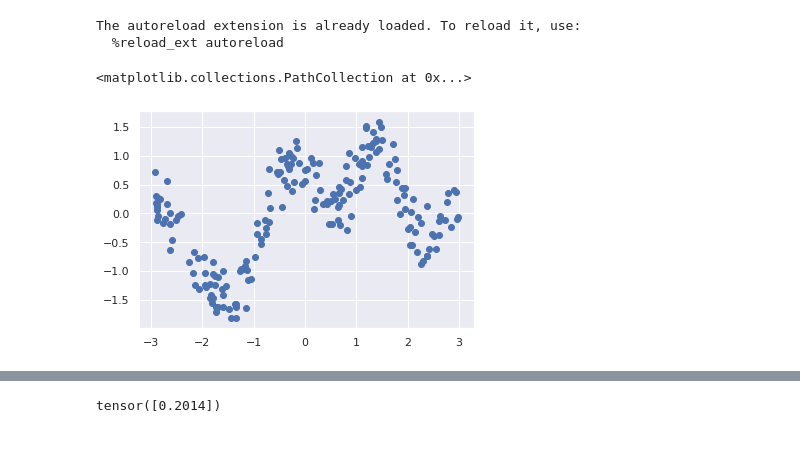
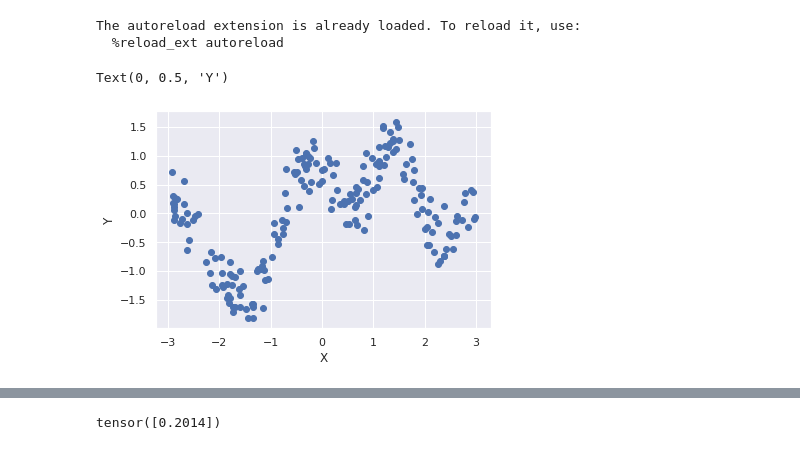
Before and after one commit to sadok95jee/NTK, a Jupyter notebook: NTK performance.ipynb, the cells around one changed output, grey strips where cells are left out. Saved outputs shown, nothing was run; the diff lists cells and outputs as text; code cells hidden in the pictures.

```diff
--- a/NTK performance.ipynb
+++ b/NTK performance.ipynb
@@ -15,12 +17,18 @@ The autoreload extension is already loaded. To reload it, use:
   %reload_ext autoreload
 # %%
 train_data = pd.read_csv("Simple_train.csv" )
-train_data = train_data - train_data.mean(axis = 0)
+#centring = train_data.mean(axis = 0)
+train_data = train_data - centring
+
+
 Xtrain = torch.tensor(train_data["X"].values.reshape(-1,1)   ,dtype = torch.float)
 Ytrain = torch.tensor(train_data["Y"].values.reshape(-1,1) , dtype = torch.float)
 
 
 plt.scatter(Xtrain, Ytrain )
+plt.xlabel("X")
+plt.ylabel("Y")
+#plt.savefig("toydatauncentred")
 # %% [output]
-<matplotlib.collections.PathCollection at 0x...>
+Text(0, 0.5, 'Y')
-[figure, old version]
+[figure, new version]
```
Also changed, not shown: parts of 11 cells of this notebook, 15 other files.
